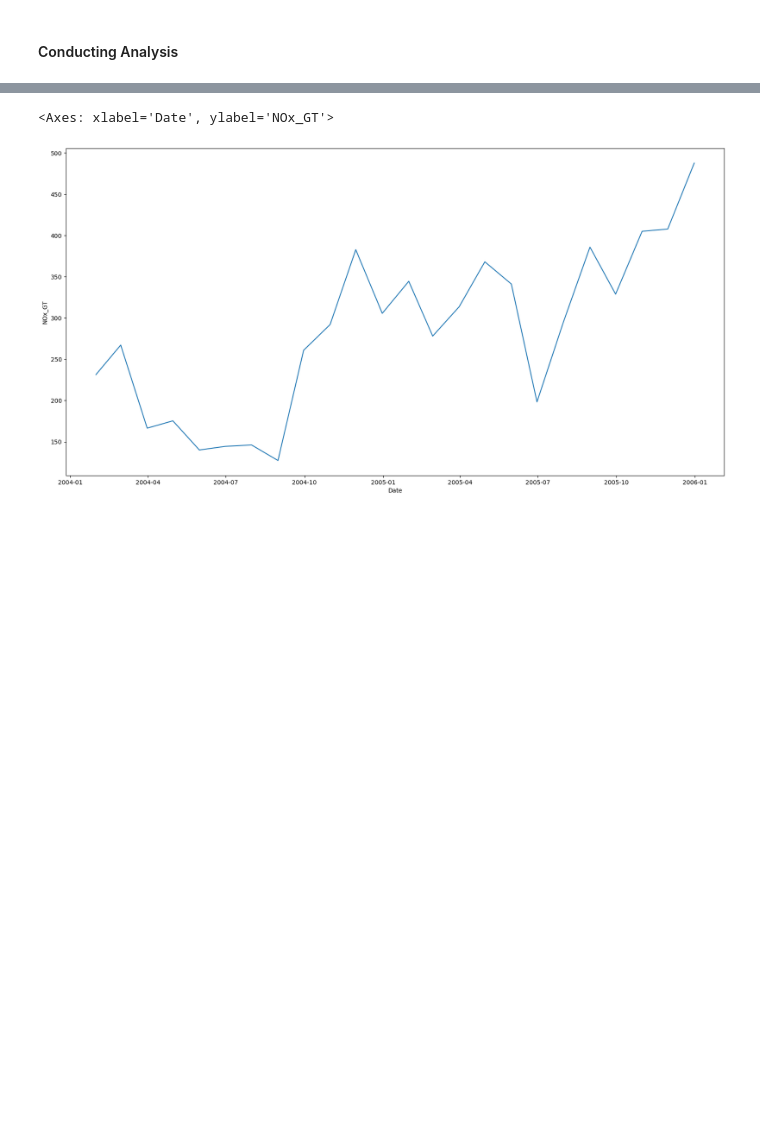
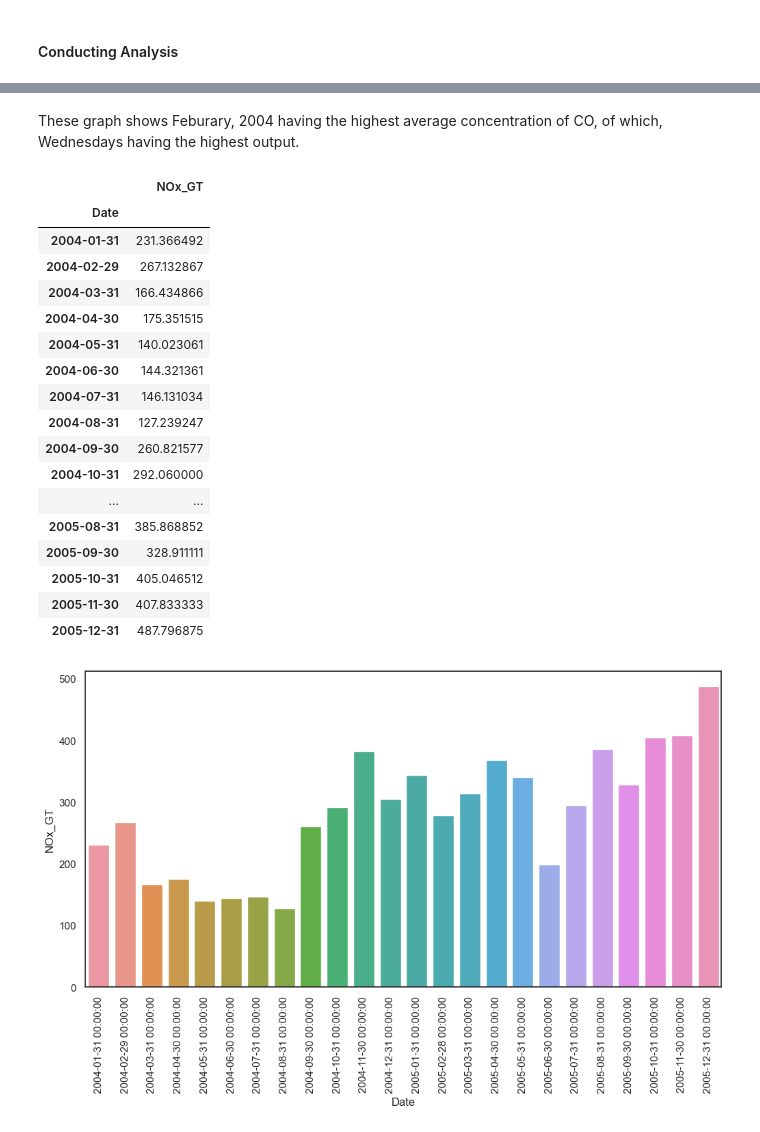
Before and after one commit to ubco-W2022T2-data301/project-group-group59, a Jupyter notebook: analysis/analysis1.ipynb, the cells around one changed output, grey strips where cells are left out. Saved outputs shown, nothing was run; the diff lists cells and outputs as text; code cells hidden in the pictures; blank space fills up the shorter version.

```diff
--- a/analysis/analysis1.ipynb
+++ b/analysis/analysis1.ipynb
@@ -368,8 +350,9 @@ df = (df.rename(columns={'NOx(GT)':'NOx_GT', 'NO2(GT)':'NO2_GT', 'T':'Temp','CO(
 #Replacing missing values with NaN.
 df.replace(to_replace=-200, value= np.NaN, inplace=True)
 
-#Creating Day column
-df['Day'] = df['Date'].dt.day_name()   ##*****************REMEMBER TO RE ORDER COLUMNS************
+#Creating Day and Month column
+df['Day'] = df['Date'].dt.day_name() ##*****************REMEMBER TO RE ORDER COLUMNS************
+df['Month'] = df['Date'].dt.month_name()
 #Formating hour column.
 df['Hour'] = pd.to_datetime(df['Hour'], format='%H.%M.%S').dt.hour
 
@@ -408,9 +450,30 @@ sns.lineplot(x=avg_month_CO_GT.index, y= avg_month_CO_GT['CO_GT'])
+# %% [markdown]
+These graph shows Feburary, 2004 having the highest average concentration of CO, of which, Wednesdays having the highest output.
 # %%
 
 avg_month_NOx_GT= df2[['NOx_GT']].resample('M').mean()
-plt.figure(figsize=(20,10))
-sns.lineplot(x=avg_month_NOx_GT.index, y= avg_month_NOx_GT['NOx_GT'])
+plt.figure(figsize=(12,6))
+plt.xticks(rotation=90)
+sns.barplot(x=avg_month_NOx_GT.index, y= avg_month_NOx_GT['NOx_GT'])
+avg_month_NOx_GT#Same problem here.
 # %% [output]
-<Axes: xlabel='Date', ylabel='NOx_GT'>
+|  | NOx_GT |
+| Date |  |
+| 2004-01-31 | 231.366492 |
+| 2004-02-29 | 267.132867 |
+| 2004-03-31 | 166.434866 |
+| 2004-04-30 | 175.351515 |
+| 2004-05-31 | 140.023061 |
+| 2004-06-30 | 144.321361 |
+| 2004-07-31 | 146.131034 |
+| 2004-08-31 | 127.239247 |
+| 2004-09-30 | 260.821577 |
+| 2004-10-31 | 292.060000 |
+| ... | ... |
+| 2005-08-31 | 385.868852 |
+| 2005-09-30 | 328.911111 |
+| 2005-10-31 | 405.046512 |
+| 2005-11-30 | 407.833333 |
+| 2005-12-31 | 487.796875 |
-[figure, old version]
+[figure, new version]
 # %%
```
Also changed, not shown: parts of 12 cells of this notebook.
